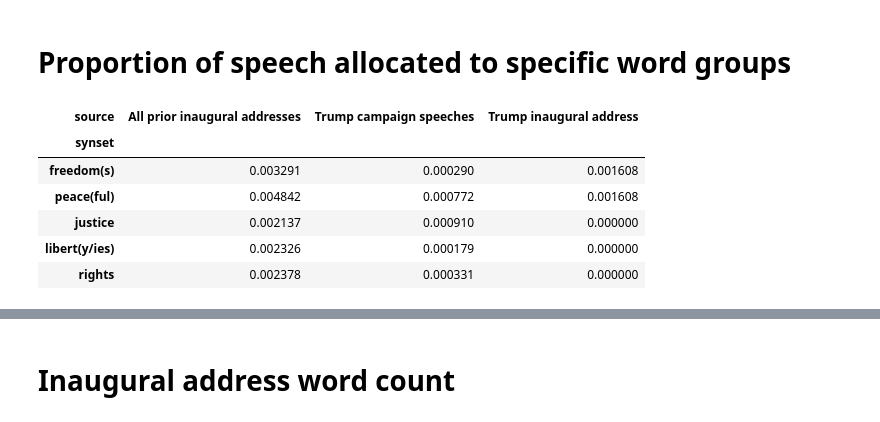
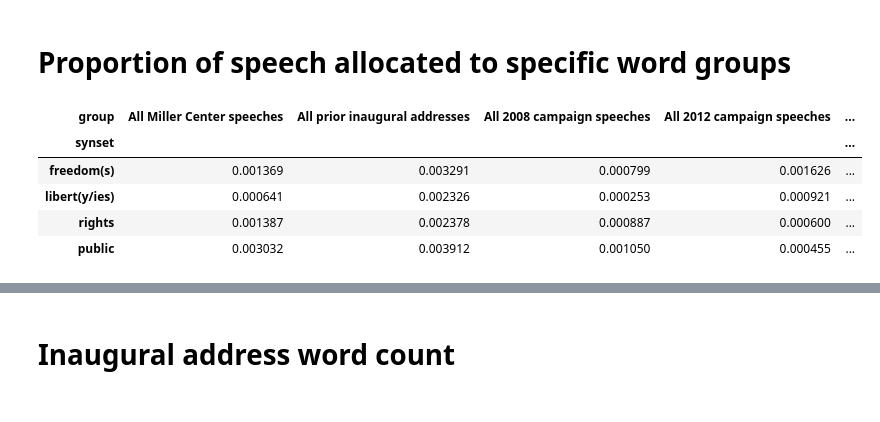
Before and after one commit to chbrown/presidents, a Jupyter notebook: notebooks/Words-with-Trump.ipynb, the cells around one changed output, grey strips where cells are left out. Cells and saved outputs as stored; diff of their text form; code cells hidden in the pictures.

```diff
--- a/notebooks/Words-with-Trump.ipynb
+++ b/notebooks/Words-with-Trump.ipynb
@@ -237,0 +157,7 @@ using standard_stopwords
+# %%
+def is_campaign_speech(speech):
+    return speech['category'] == 'campaign speeches'
+def not_trump(speech):
+    return 'Trump' not in speech['author']
+def is_trump(speech):
+    return speech['author'] == 'Donald J. Trump'
@@ -293,12 +233,0 @@ df_usages = pd.DataFrame.from_dict(iter_usages())
-# %%
-df_usages_t = df_usages.pivot(index='synset', columns='source', values='usage')
-df_usages_t = df_usages_t.reindex([name for name, _ in synsets])
-df_usages_t
-# %% [output]
-| source | All prior inaugural addresses | Trump campaign speeches | Trump inaugural address |
-| synset |  |  |  |
-| freedom(s) | 0.003291 | 0.000290 | 0.001608 |
-| peace(ful) | 0.004842 | 0.000772 | 0.001608 |
-| justice | 0.002137 | 0.000910 | 0.000000 |
-| libert(y/ies) | 0.002326 | 0.000179 | 0.000000 |
-| rights | 0.002378 | 0.000331 | 0.000000 |
@@ -305 +259,10 @@ df_usages_t
+# %%
+df
+# %% [output]
+| group | All Miller Center speeches | All prior inaugural addresses | All 2008 campaign speeches | All 2012 campaign speeches | ... |
+| synset |  |  |  |  | ... |
+| freedom(s) | 0.001369 | 0.003291 | 0.000799 | 0.001626 | ... |
+| libert(y/ies) | 0.000641 | 0.002326 | 0.000253 | 0.000921 | ... |
+| rights | 0.001387 | 0.002378 | 0.000887 | 0.000600 | ... |
+| public | 0.003032 | 0.003912 | 0.001050 | 0.000455 | ... |
 # %%
```
Also changed, not shown: parts of 29 cells of this notebook.
